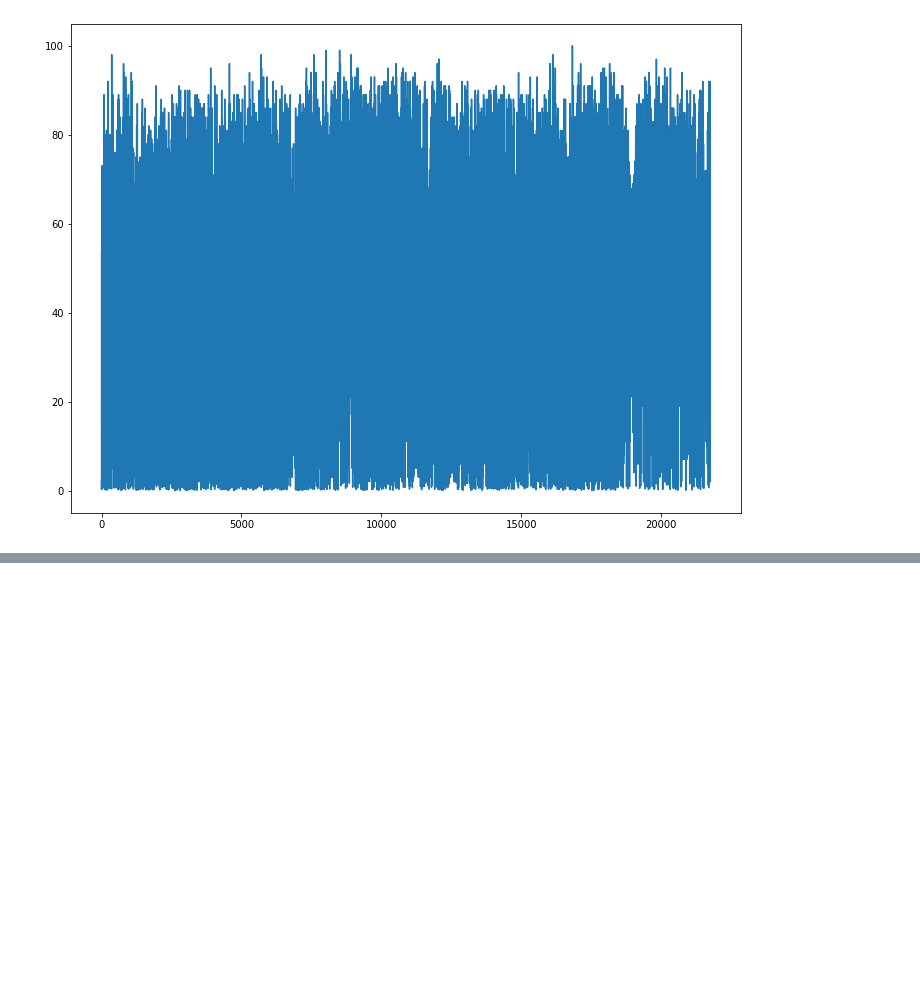
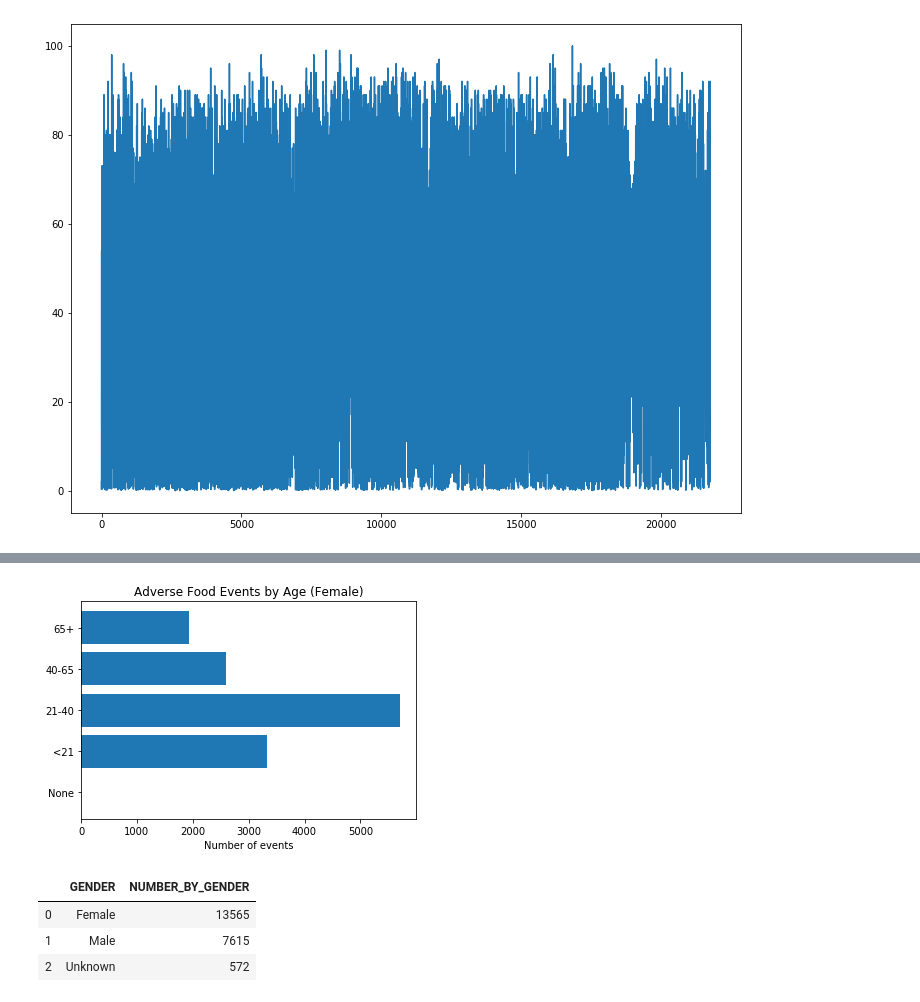
Before and after one commit to Bourbonplaytime/Adverse_Food, a Jupyter notebook: Adverse_Food.ipynb, the cells around one changed output, grey strips where cells are left out. Saved outputs shown, nothing was run; the diff lists cells and outputs as text; code cells hidden in the pictures; blank space fills up the shorter version.

```diff
--- a/Adverse_Food.ipynb
+++ b/Adverse_Food.ipynb
@@ -300,0 +339,6 @@ db.close()
+# %%
+query3 = "SELECT AGE_RANGE, GENDER, COUNT (*) AS NUMBER_IN_RANGE FROM ADVERSE_AGE_RANGE WHERE GENDER = 'Female' GROUP BY AGE_RANGE;"
+
+female = pd.read_sql_query(query3, db)
+
+female
@@ -300,0 +352,18 @@ db.close()
+# %%
+plt.barh(width=female['NUMBER_IN_RANGE'], y=['None', '<21', '21-40', '40-65', '65+'])
+plt.xlabel('Number of events')
+plt.title('Adverse Food Events by Age (Female)')
+plt.show()
+# %% [output]
+[figure, added]
+# %%
+query4 = "SELECT GENDER, COUNT (*) AS NUMBER_BY_GENDER FROM ADVERSE_AGE_RANGE GROUP BY GENDER;"
+
+tot_gender = pd.read_sql_query(query4, db)
+
+tot_gender
+# %% [output]
+|  | GENDER | NUMBER_BY_GENDER |
+| 0 | Female | 13565 |
+| 1 | Male | 7615 |
+| 2 | Unknown | 572 |
```
Also changed, not shown: parts of 10 cells of this notebook.
